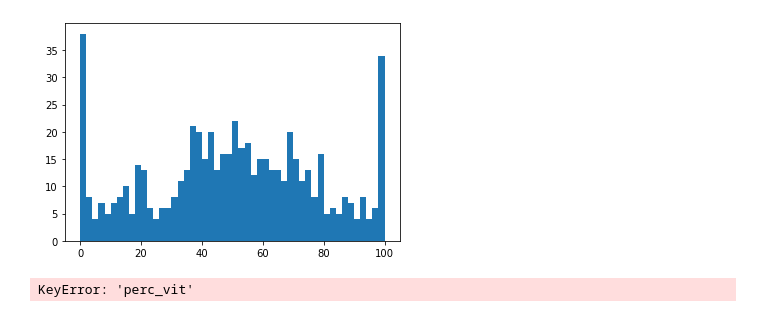
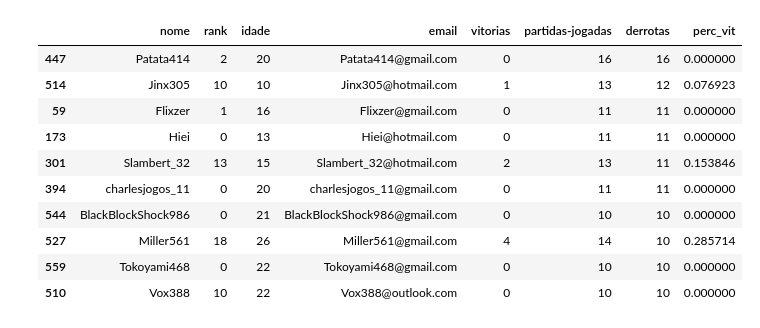
Before and after one commit to GustavoSanches55/pong2, a Jupyter notebook: pong/treuke/analise/analise.ipynb, the cells around one changed output. Saved outputs shown, nothing was run; the diff lists cells and outputs as text; code cells hidden in the pictures.

```diff
--- a/pong/treuke/analise/analise.ipynb
+++ b/pong/treuke/analise/analise.ipynb
@@ -26,32 +24,36 @@ df_matches
-# %%
-plt.hist(df_players["rank"],50)
-plt.show()
-# %% [output]
-[figure, removed]
 # %%
-#Player mais fracassado:
-#Criar coluna para verificar o vencedor:
 df_matches["p1_venceu"] = (df_matches["score1"]>df_matches["score2"])
 df_players["vitorias"] = 0
 df_players["partidas-jogadas"] = 0
 for i in range(df_matches.shape[0]):
     linha = df_matches.iloc[i]
     win = linha["p1_venceu"].copy()
     p1 = linha["p1"].copy()
     p2 = linha["p2"].copy()
     if win:
         n = df_players.loc[p1,"vitorias"].copy() + 1
         df_players.loc[p1,"vitorias"] = n.copy()
     else:
         n = df_players.loc[p2,"vitorias"].copy() + 1
         df_players.loc[p2,"vitorias"] = n.copy()
     n = df_players.loc[p1,"partidas-jogadas"].copy() + 1
     df_players.loc[p1,"partidas-jogadas"] = n.copy()
 
     n = df_players.loc[p2,"partidas-jogadas"].copy() + 1
     df_players.loc[p2,"partidas-jogadas"] = n.copy()
 
+df_players["derrotas"]=df_players["partidas-jogadas"]-df_players["vitorias"]
 df_players["perc_vit"]=df_players["vitorias"]/df_players["partidas-jogadas"]
-df_players.sort_values(by=["perc_vit"])
+df_players.sort_values(by=["derrotas"],ascending=False).head(10)
 # %% [output]
-KeyError: 'perc_vit'
+|  | nome | rank | idade | email | vitorias | partidas-jogadas | derrotas | perc_vit |
+| 447 | Patata414 | 2 | 20 | Patata414@gmail.com | 0 | 16 | 16 | 0.000000 |
+| 514 | Jinx305 | 10 | 10 | Jinx305@hotmail.com | 1 | 13 | 12 | 0.076923 |
+| 59 | Flixzer | 1 | 16 | Flixzer@gmail.com | 0 | 11 | 11 | 0.000000 |
+| 173 | Hiei | 0 | 13 | Hiei@hotmail.com | 0 | 11 | 11 | 0.000000 |
+| 301 | Slambert_32 | 13 | 15 | Slambert_32@hotmail.com | 2 | 13 | 11 | 0.153846 |
+| 394 | charlesjogos_11 | 0 | 20 | charlesjogos_11@gmail.com | 0 | 11 | 11 | 0.000000 |
+| 544 | BlackBlockShock986 | 0 | 21 | BlackBlockShock986@gmail.com | 0 | 10 | 10 | 0.000000 |
+| 527 | Miller561 | 18 | 26 | Miller561@gmail.com | 4 | 14 | 10 | 0.285714 |
+| 559 | Tokoyami468 | 0 | 22 | Tokoyami468@gmail.com | 0 | 10 | 10 | 0.000000 |
+| 510 | Vox388 | 10 | 22 | Vox388@outlook.com | 0 | 10 | 10 | 0.000000 |
```
Also changed, not shown: parts of 11 cells of this notebook, 8 other files.
